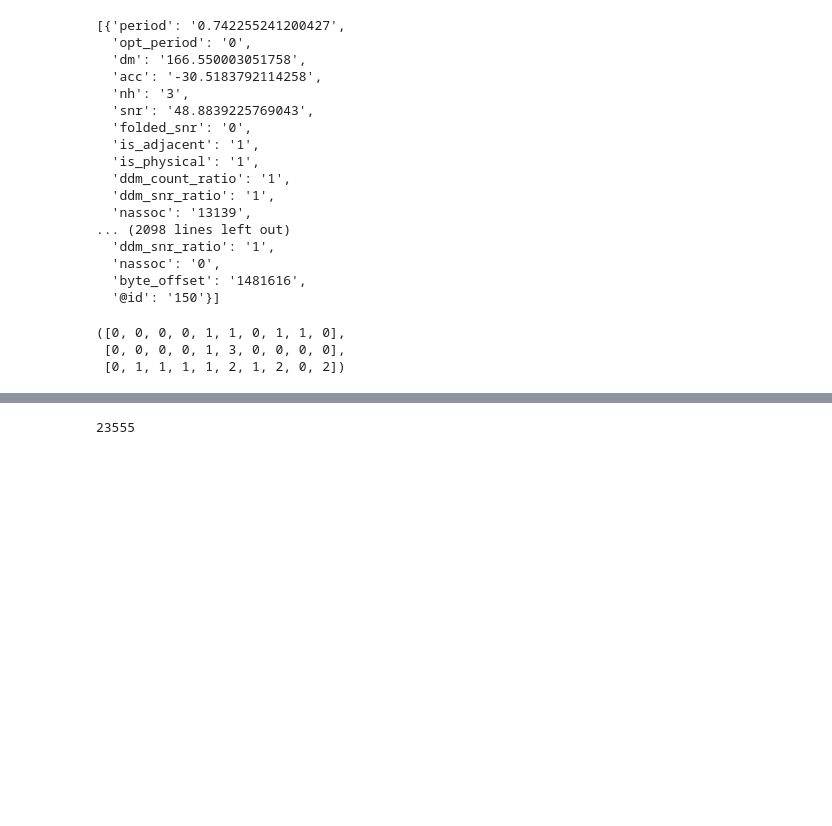
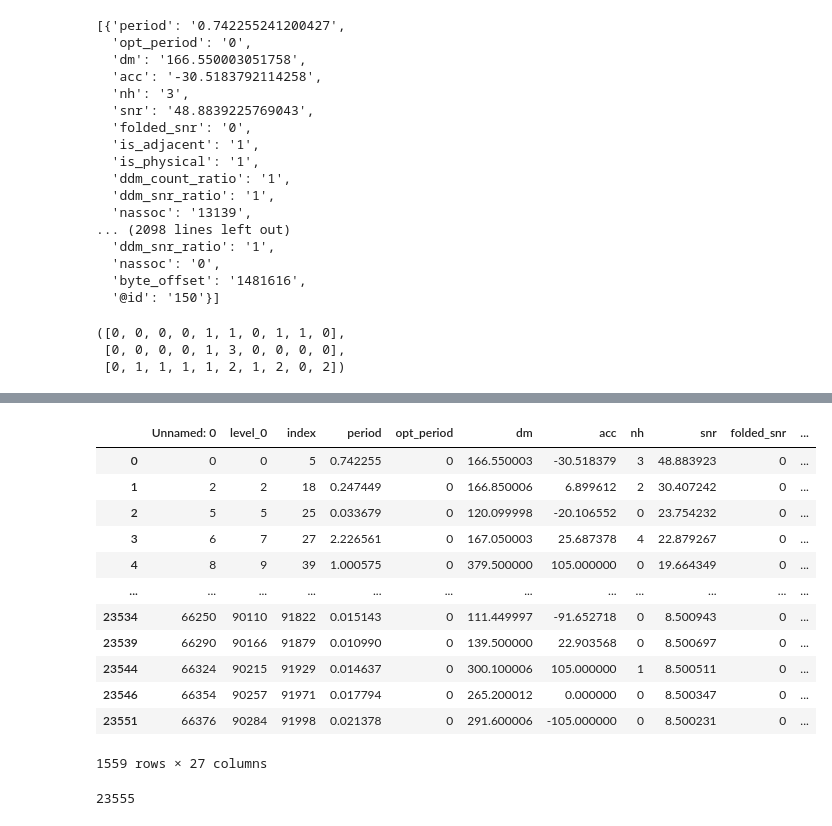
Before and after one commit to erc-compact/inception, a Jupyter notebook: offline_injector_nextflow/tester.ipynb, the cells around one changed output, grey strips where cells are left out. Drawn from its saved outputs; the diff is of its cells as text; code cells hidden in the pictures; blank space fills up the shorter version.

```diff
--- a/offline_injector_nextflow/tester.ipynb
+++ b/offline_injector_nextflow/tester.ipynb
@@ -545,0 +541,3 @@ cands = pd.read_csv('xml_files/_good_cands_to_fold_with_beam.csv')
+# %%
+condition = cands['period'] > 0.01
+condition
@@ -546,3 +573,19 @@ cands = pd.read_csv('xml_files/_good_cands_to_fold_with_beam.csv')
+# %%
+cands[condition]
+# %% [output]
+|  | Unnamed: 0 | level_0 | index | period | opt_period | dm | acc | nh | snr | folded_snr | ... |
+| 0 | 0 | 0 | 5 | 0.742255 | 0 | 166.550003 | -30.518379 | 3 | 48.883923 | 0 | ... |
+| 1 | 2 | 2 | 18 | 0.247449 | 0 | 166.850006 | 6.899612 | 2 | 30.407242 | 0 | ... |
+| 2 | 5 | 5 | 25 | 0.033679 | 0 | 120.099998 | -20.106552 | 0 | 23.754232 | 0 | ... |
+| 3 | 6 | 7 | 27 | 2.226561 | 0 | 167.050003 | 25.687378 | 4 | 22.879267 | 0 | ... |
+| 4 | 8 | 9 | 39 | 1.000575 | 0 | 379.500000 | 105.000000 | 0 | 19.664349 | 0 | ... |
+| ... | ... | ... | ... | ... | ... | ... | ... | ... | ... | ... | ... |
+| 23534 | 66250 | 90110 | 91822 | 0.015143 | 0 | 111.449997 | -91.652718 | 0 | 8.500943 | 0 | ... |
+| 23539 | 66290 | 90166 | 91879 | 0.010990 | 0 | 139.500000 | 22.903568 | 0 | 8.500697 | 0 | ... |
+| 23544 | 66324 | 90215 | 91929 | 0.014637 | 0 | 300.100006 | 105.000000 | 1 | 8.500511 | 0 | ... |
+| 23546 | 66354 | 90257 | 91971 | 0.017794 | 0 | 265.200012 | 0.000000 | 0 | 8.500347 | 0 | ... |
+| 23551 | 66376 | 90284 | 91998 | 0.021378 | 0 | 291.600006 | -105.000000 | 0 | 8.500231 | 0 | ... |
+1559 rows × 27 columns
 # %%
 cands = cands.sort_values(by='snr', ascending=False)
 len(cands)
```
Also changed, not shown: parts of 22 cells of this notebook, 23 other files.
